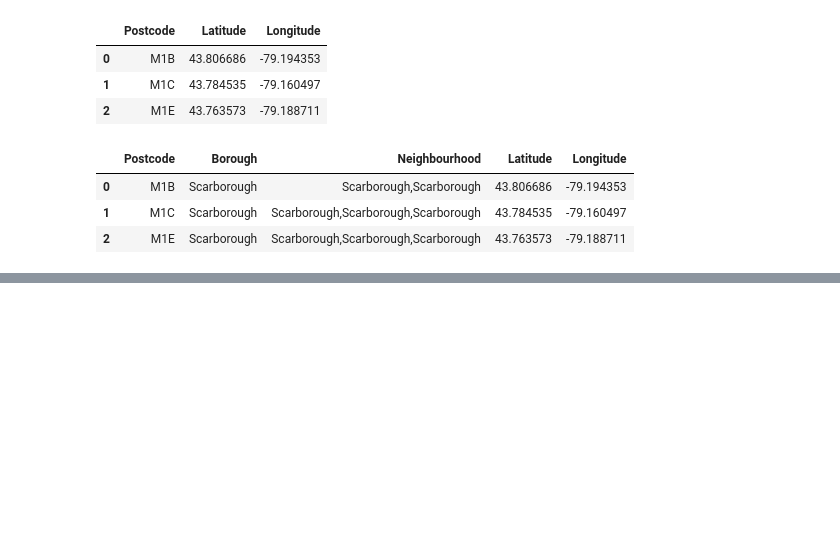
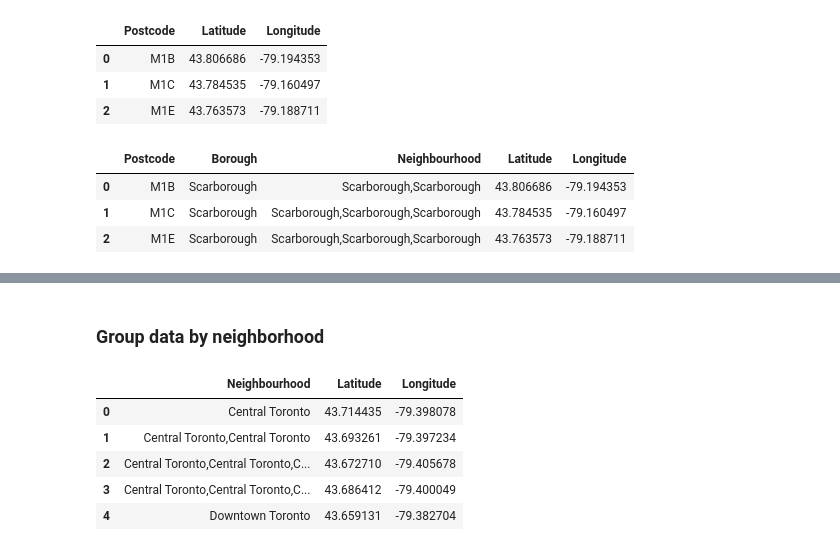
Before and after one commit to Bouguedra-Adem/-Capstone-Project-Data-science-, a Jupyter notebook: Capstone Project Data Science.ipynb, the cells around one changed output, grey strips where cells are left out. Saved outputs shown, nothing was run; the diff lists cells and outputs as text; code cells hidden in the pictures; blank space fills up the shorter version.

```diff
--- a/Capstone Project Data Science.ipynb
+++ b/Capstone Project Data Science.ipynb
@@ -94,0 +120,12 @@ df.head(3)
+# %% [markdown]
+<h3>Group data by  neighborhood</h3>
+# %%
+toronto_grouped =df.groupby('Neighbourhood').mean().reset_index()
+toronto_grouped.head()
+# %% [output]
+|  | Neighbourhood | Latitude | Longitude |
+| 0 | Central Toronto | 43.714435 | -79.398078 |
+| 1 | Central Toronto,Central Toronto | 43.693261 | -79.397234 |
+| 2 | Central Toronto,Central Toronto,C... | 43.672710 | -79.405678 |
+| 3 | Central Toronto,Central Toronto,C... | 43.686412 | -79.400049 |
+| 4 | Downtown Toronto | 43.659131 | -79.382704 |
```
Also changed, not shown: parts of 10 cells of this notebook.
